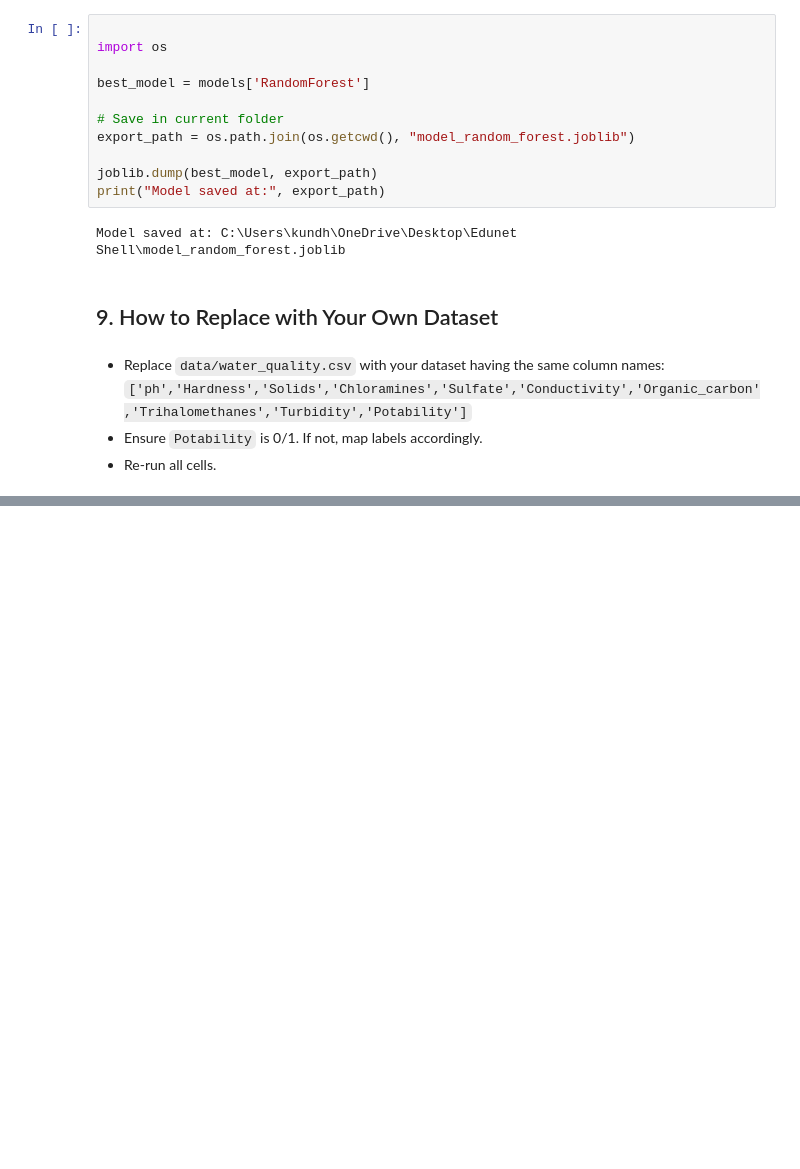
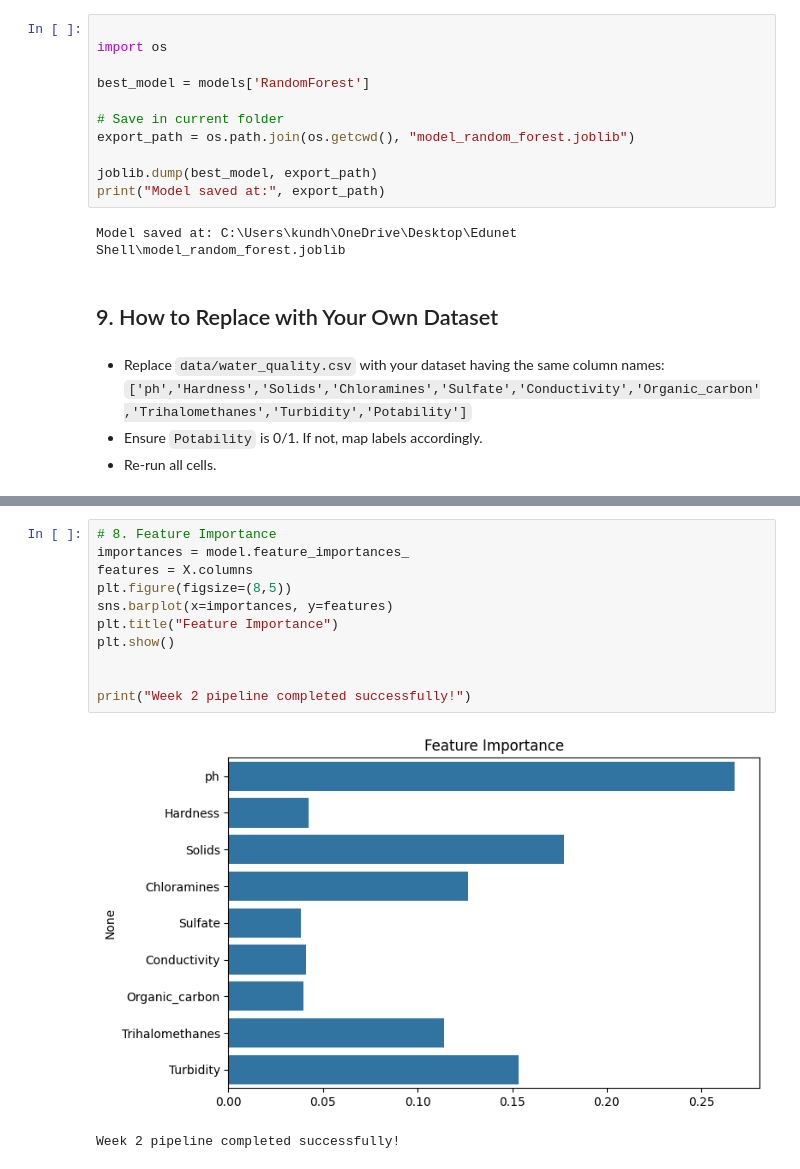
Before and after one commit to sushmasri73/Edunet-Shell, a Jupyter notebook: Water_Pollution_Detection_Week1.ipynb, the cells around one changed output, grey strips where cells are left out. Drawn from its saved outputs; the diff is of its cells as text; blank space fills up the shorter version.

```diff
--- a/Water_Pollution_Detection_Week1.ipynb
+++ b/Water_Pollution_Detection_Week1.ipynb
@@ -241,0 +341,14 @@ Model saved at: C:\Users\kundh\OneDrive\Desktop\Edunet Shell\model_random_forest
+# %%
+# 8. Feature Importance
+importances = model.feature_importances_
+features = X.columns
+plt.figure(figsize=(8,5))
+sns.barplot(x=importances, y=features)
+plt.title("Feature Importance")
+plt.show()
+
+
+print("Week 2 pipeline completed successfully!")
+# %% [output]
+[figure, added]
+Week 2 pipeline completed successfully!
```
Also changed, not shown: parts of 8 cells of this notebook.
